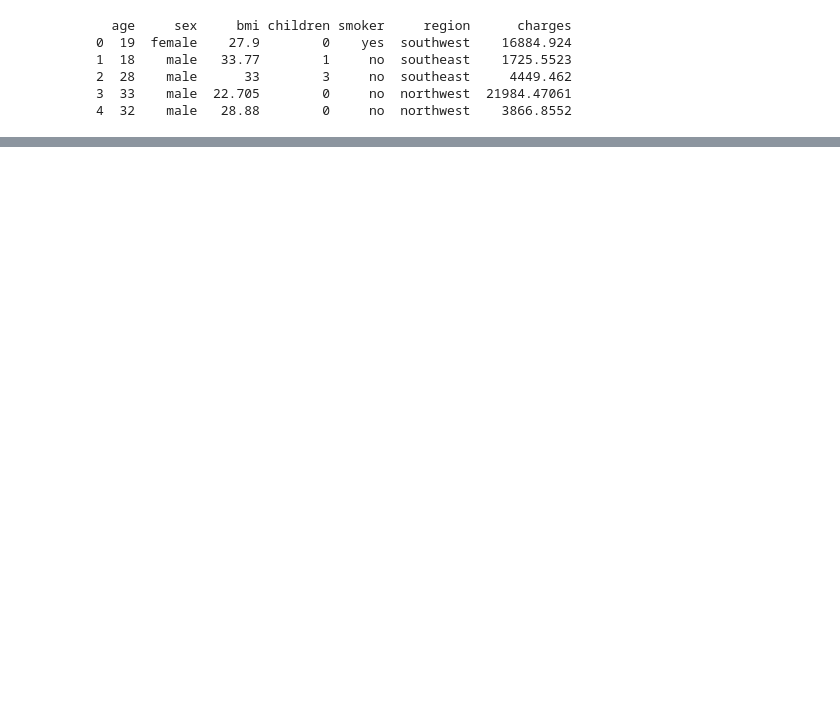
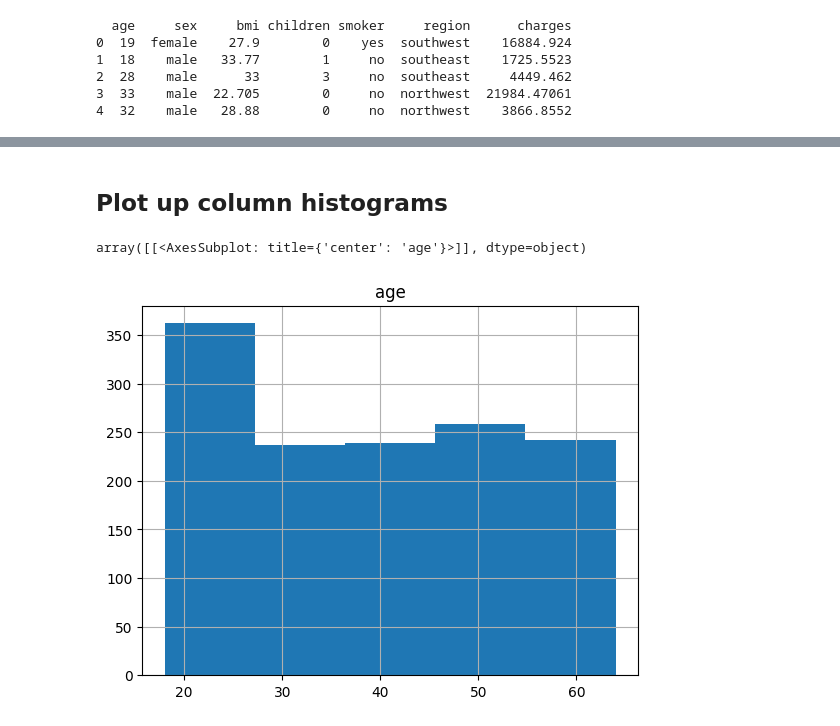
Before and after one commit to JeffRoth/US-medical-insurance-costs, a Jupyter notebook: us-medical-insurance-costs.ipynb, the cells around one changed output, grey strips where cells are left out. Cells and saved outputs as stored; diff of their text form; code cells hidden in the pictures; blank space fills up the shorter version.

Commit message:
added plots

```diff
--- a/us-medical-insurance-costs.ipynb
+++ b/us-medical-insurance-costs.ipynb
@@ -165,3 +166,7 @@ print(df.head())
 2  28    male      33        3     no  southeast     4449.462
 3  33    male  22.705        0     no  northwest  21984.47061
 4  32    male   28.88        0     no  northwest    3866.8552
+# %%
+# Fix datatypes
+
+df2 = df.astype({'age': 'int64', 'sex': 'category', 'bmi': 'float64', 'children': 'int64', 'smoker': 'category', 'region': 'category', 'charges': 'float64'})
@@ -167,0 +197,7 @@ print(df.head())
+# %% [markdown]
+## Plot up column histograms
+# %%
+df2.hist('age', bins=5)
+# %% [output]
+array([[<AxesSubplot: title={'center': 'age'}>]], dtype=object)
+[figure, added]
```
Also changed, not shown: parts of 19 cells of this notebook.
